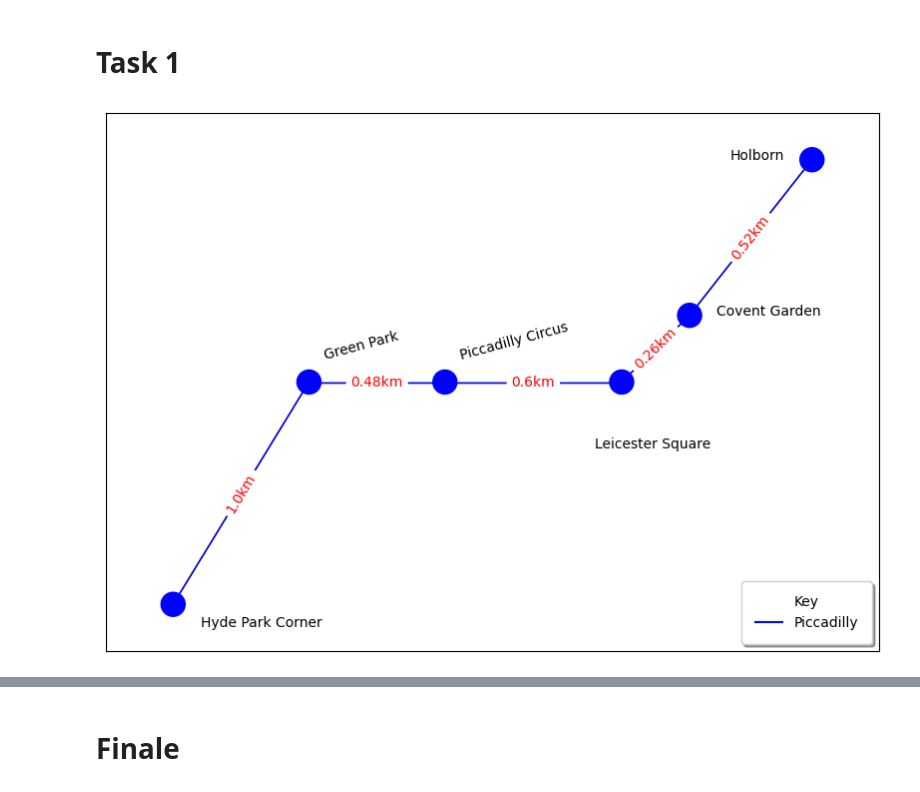
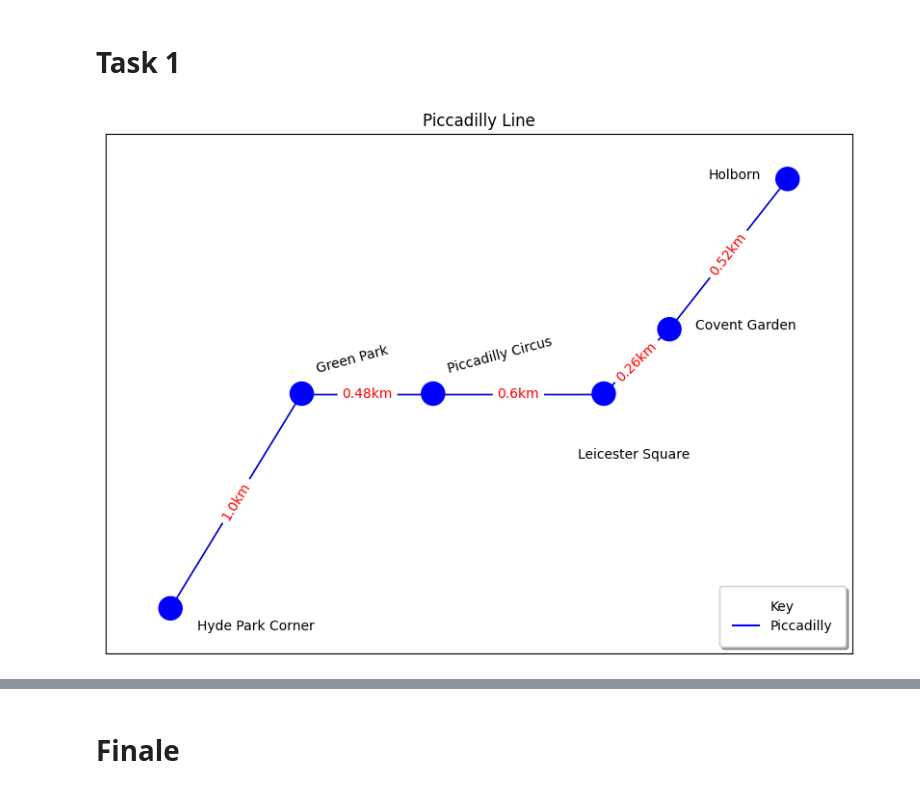
Before and after one commit to essor1234/CW1844, a Jupyter notebook: Piccadilly_line.ipynb, the cells around one changed output, grey strips where cells are left out. Saved outputs shown, nothing was run; the diff lists cells and outputs as text; code cells hidden in the pictures.

```diff
--- a/Piccadilly_line.ipynb
+++ b/Piccadilly_line.ipynb
@@ -117,34 +117,36 @@ edgearray = edgecolour.values()
 plt.figure(figsize=(10, 7))
 
 # Display the name of the stations
 
 plt.text(pos['A'][0]+ 0.2, pos['A'][1]-0.1 , s='Hyde Park Corner', rotation=0)
 plt.text(pos['B'][0] + 0.1, pos['B'][1] + 0.1, s='Green Park', rotation=15)
 plt.text(pos['C'][0] + 0.1, pos['C'][1] + 0.1, s='Piccadilly Circus', rotation=15)
 plt.text(pos['D'][0] - 0.2, pos['D'][1] - 0.3, s='Leicester Square', rotation=0)
 plt.text(pos['E'][0] + 0.2, pos['E'][1]  , s='Covent Garden', rotation=0)
 plt.text(pos['F'][0] - 0.6, pos['F'][1] , s='Holborn', rotation=0)
 
 # Draw the graph's nodes and edges
 nx.draw_networkx(MyGraph, pos, node_color=nodearray, with_labels=False)
 nx.draw_networkx_edges(MyGraph, pos, edge_color=edgearray)
 nx.draw_networkx_edge_labels(
     MyGraph, pos,
     edge_labels=edge_labels,
     font_color='red'
 )
 
 # Create a line for the legend
 blue_line = mlines.Line2D([], [], color='#0000FF', label='Piccadilly')
 
 # Add the line to the legend
 plt.legend(handles=[blue_line], loc='lower right', fancybox=True, framealpha=1, shadow=True, borderpad=1, title="Key")
 
+# Add title for graph
+plt.title('Piccadilly Line')
 
 # Visualise the graph
 plt.show()
 # %% [output]
-[figure, old version]
+[figure, new version]
 # %%
 
 
```
Also changed, not shown: parts of 2 cells of this notebook.
